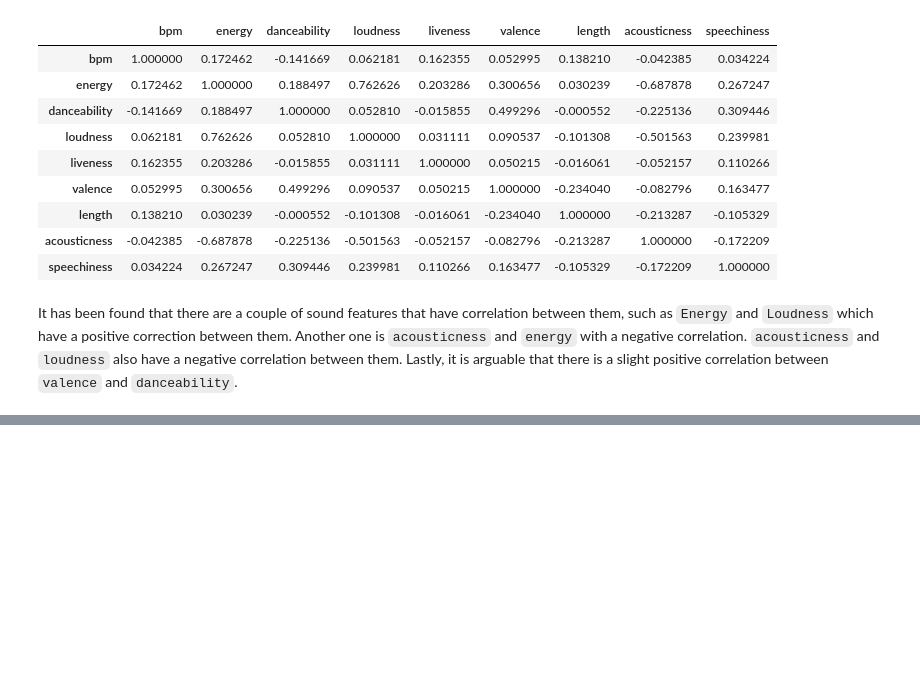
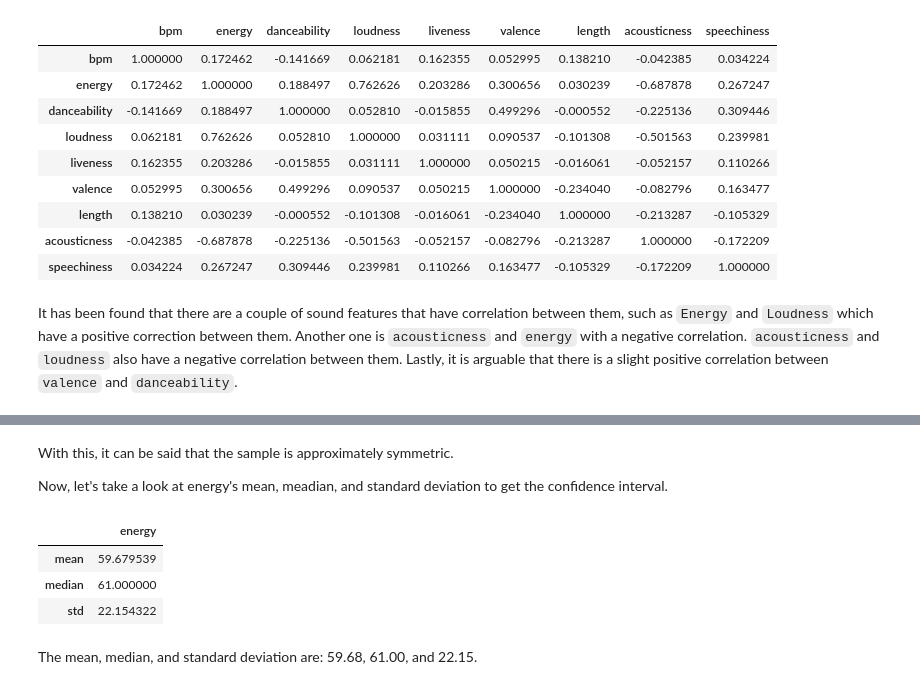
Before and after one commit to JarrettTo/CSMODEL, a Jupyter notebook: Untitled.ipynb, the cells around one changed output, grey strips where cells are left out. Cells and saved outputs as stored; diff of their text form; code cells hidden in the pictures; blank space fills up the shorter version.

```diff
--- a/Untitled.ipynb
+++ b/Untitled.ipynb
@@ -364,0 +386,19 @@ It has been found that there are a couple of sound features that have correlatio
+# %% [markdown]
+With this, it can be said that the sample is approximately symmetric.
+
+Now, let's take a look at energy's mean, meadian, and standard deviation to get the confidence interval.
+# %%
+energy_agg = df.agg({"energy": ["mean", "median", "std"]})
+
+sample_mean = energy_agg.loc["mean"][0]
+sample_median = energy_agg.loc["median"][0]
+sample_std = energy_agg.loc["std"][0]
+
+energy_agg
+# %% [output]
+|  | energy |
+| mean | 59.679539 |
+| median | 61.000000 |
+| std | 22.154322 |
+# %% [markdown]
+The mean, median, and standard deviation are: 59.68, 61.00, and 22.15.
```
Also changed, not shown: parts of 19 cells of this notebook.
